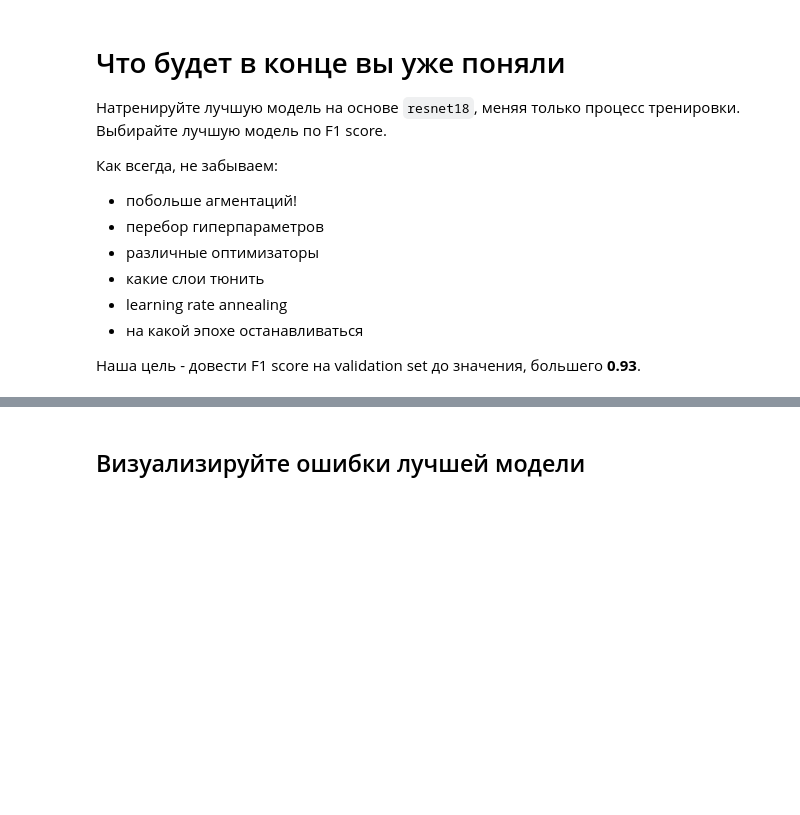
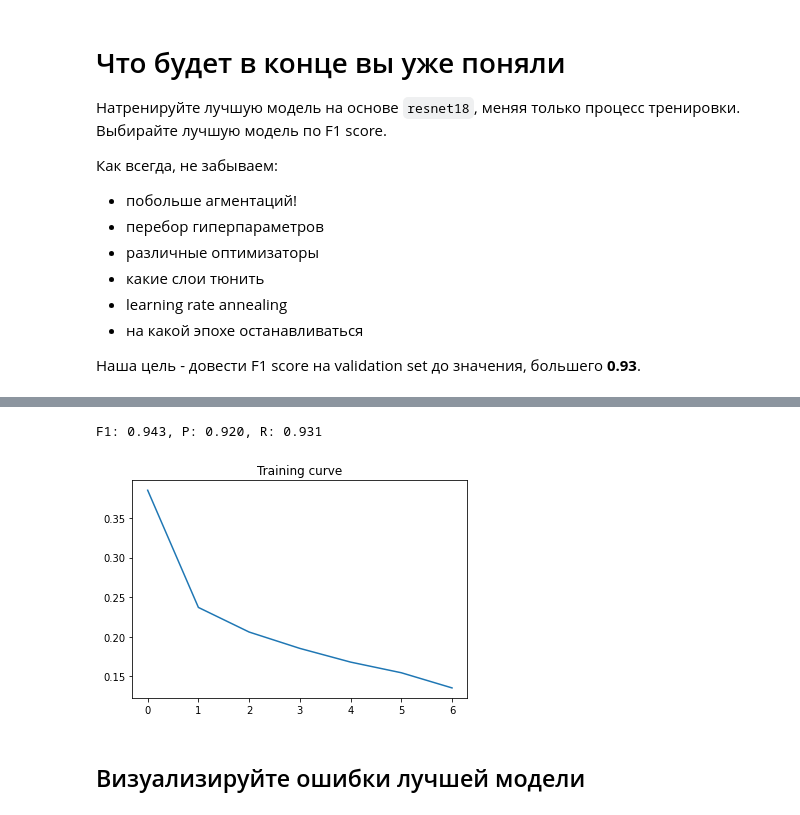
Before and after one commit to somepage/dlcourse_ai, a Jupyter notebook: assignments/assignment4/HotdogOrNot.ipynb, the cells around one changed output, grey strips where cells are left out. Cells and saved outputs as stored; diff of their text form; code cells hidden in the pictures; blank space fills up the shorter version.

```diff
--- a/assignments/assignment4/HotdogOrNot.ipynb
+++ b/assignments/assignment4/HotdogOrNot.ipynb
@@ -478,9 +530,15 @@ best_model = None
 # %%
 # Let's check how it performs on validation set!
-predictions, ground_truth = evaluate_model(best_model, dataset, val_indices)
+predictions, ground_truth = evaluate_model(best_model, train_dataset, val_indices)
 precision, recall, f1 = binary_classification_metrics(predictions, ground_truth)
 print("F1: %4.3f, P: %4.3f, R: %4.3f" % (precision, recall, f1))
 
 # TODO: Visualize training curve for the best model
+plt.title("Training curve")
+plt.plot(loss_history)
+plt.show()
+# %% [output]
+F1: 0.943, P: 0.920, R: 0.931
+[figure, added]
 # %% [markdown]
 ## Визуализируйте ошибки лучшей модели
```
Also changed, not shown: parts of 13 cells of this notebook.
